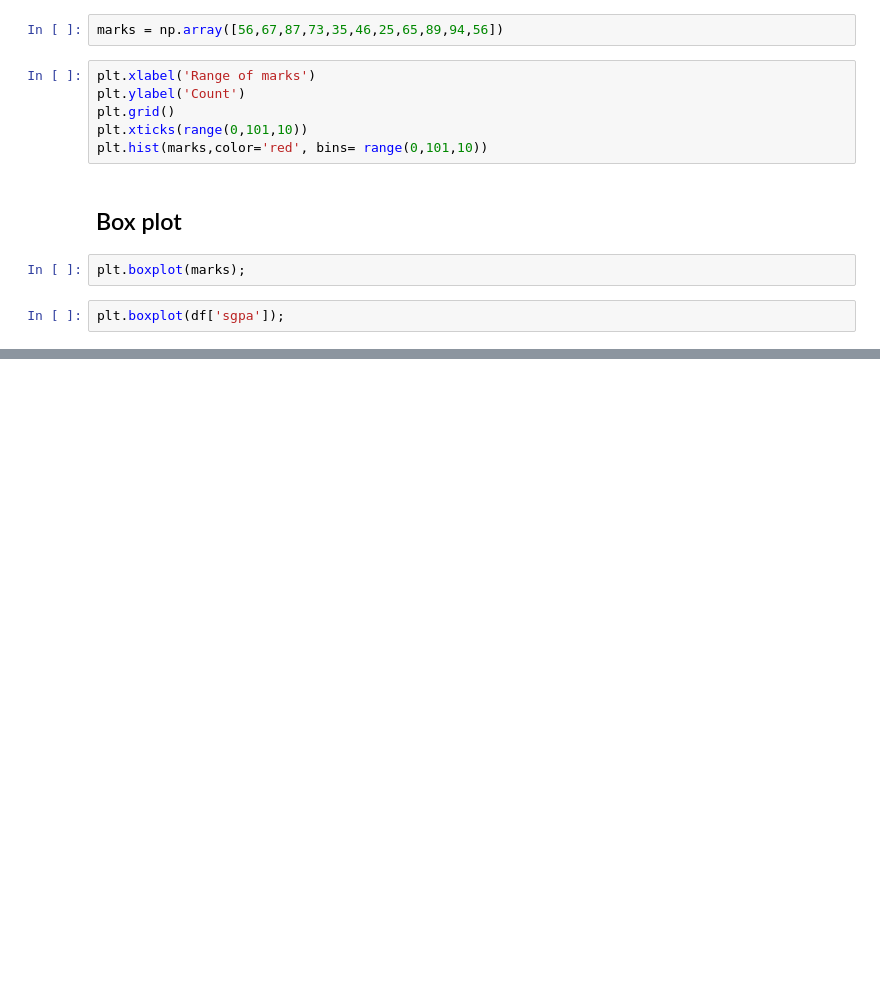
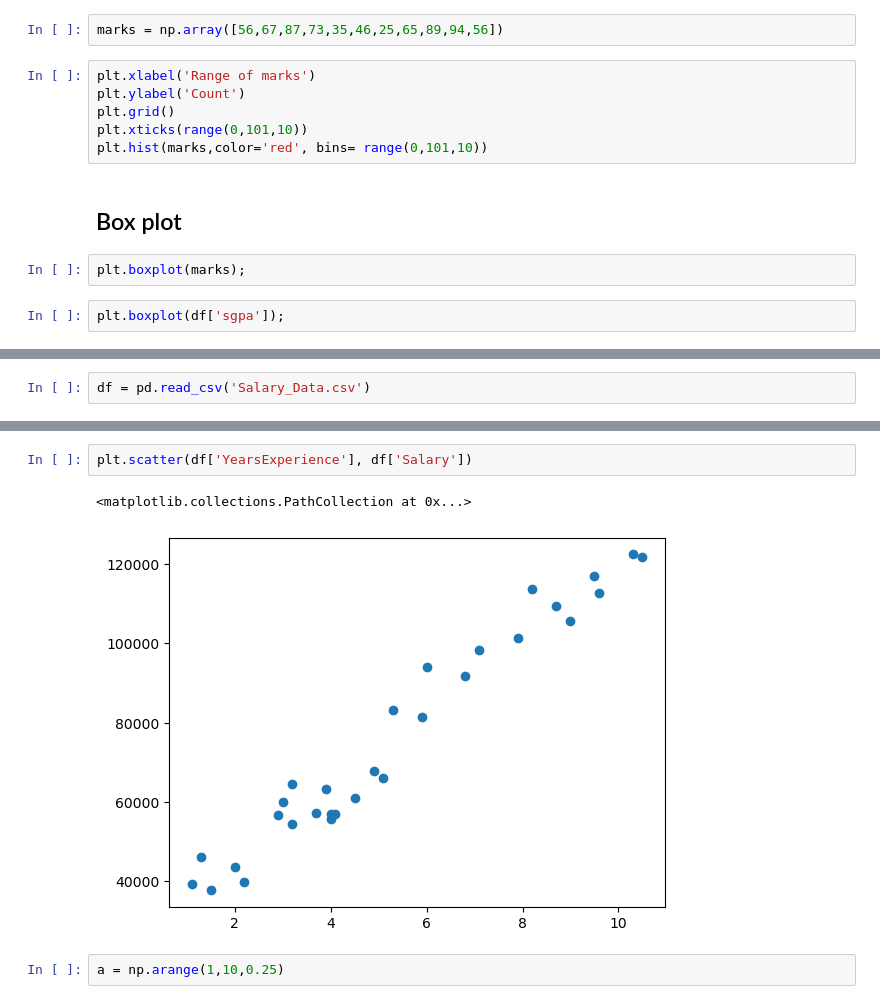
Before and after one commit to ranvirpawar/Data-Science, a Jupyter notebook: data_science_day3.ipynb, the cells around one changed output, grey strips where cells are left out. Cells and saved outputs as stored; diff of their text form; blank space fills up the shorter version.

```diff
--- a/data_science_day3.ipynb
+++ b/data_science_day3.ipynb
@@ -80,0 +105,2 @@ plt.boxplot(df['sgpa']);
+# %%
+df = pd.read_csv('Salary_Data.csv')
@@ -80,0 +120,7 @@ plt.boxplot(df['sgpa']);
+# %%
+plt.scatter(df['YearsExperience'], df['Salary'])
+# %% [output]
+<matplotlib.collections.PathCollection at 0x...>
+[figure, added]
+# %%
+a = np.arange(1,10,0.25)
```
Also changed, not shown: parts of 26 cells of this notebook, 5 other files.
